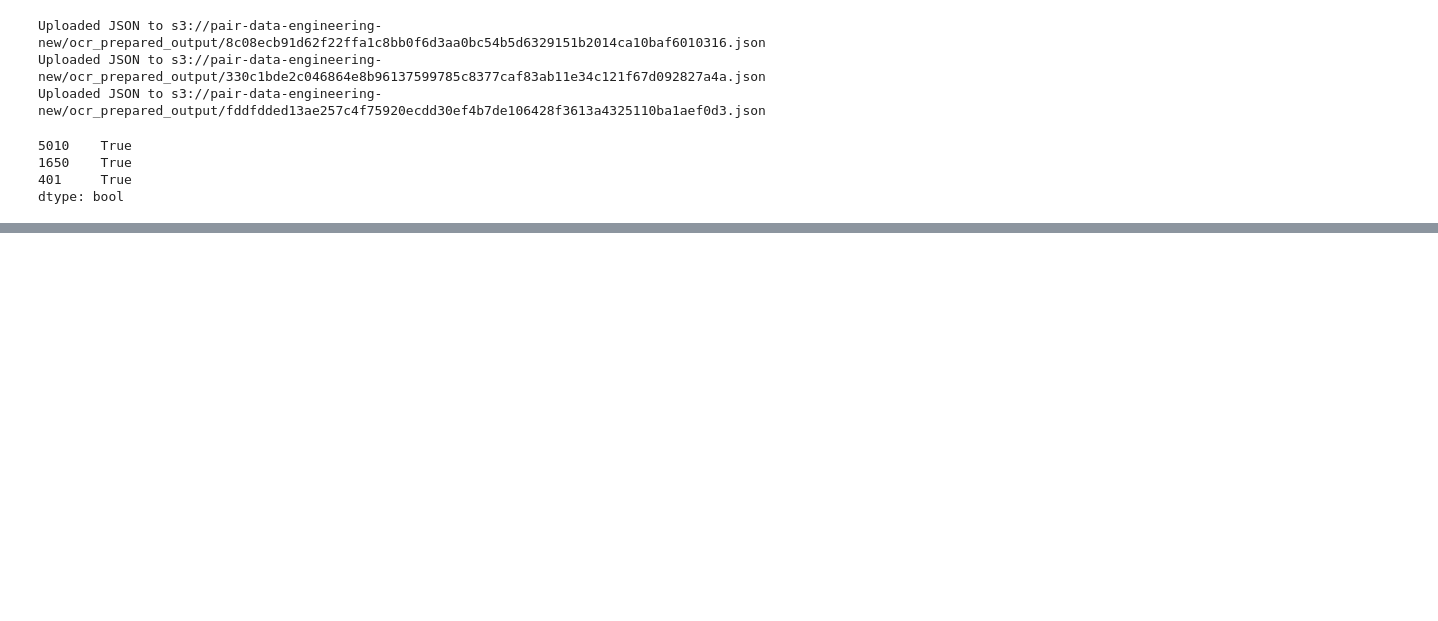
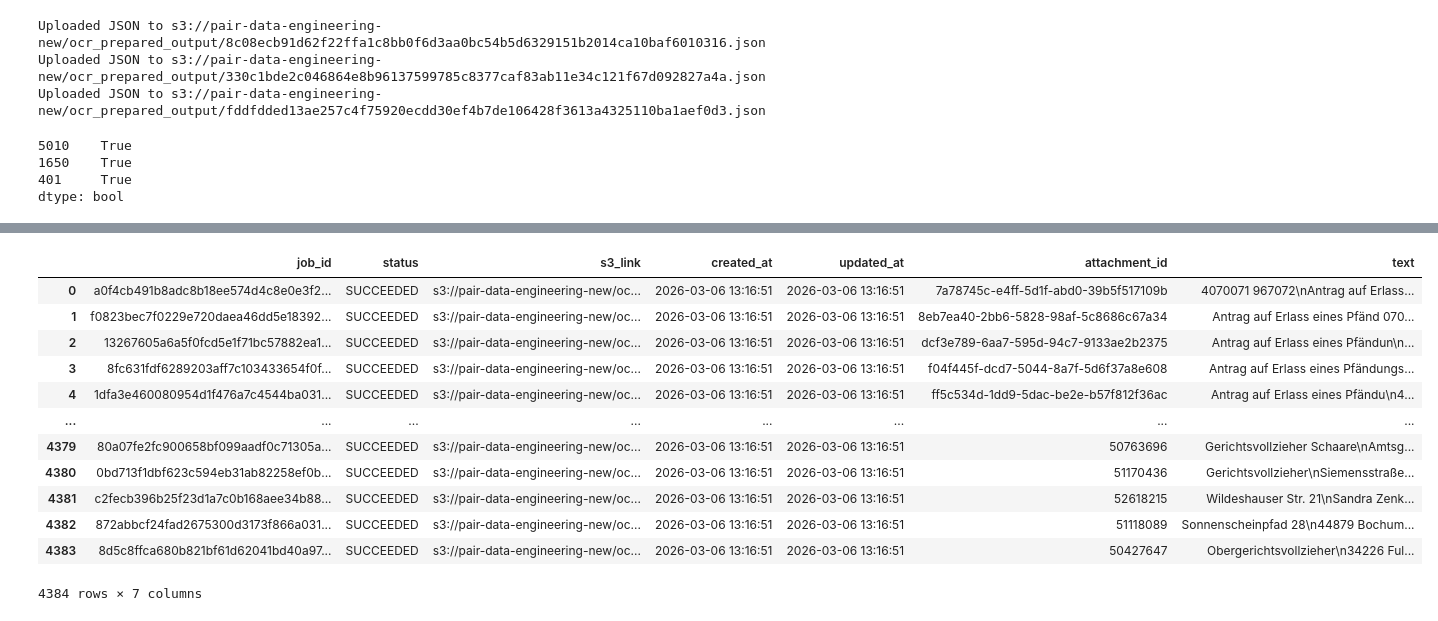
Before and after one commit to pair-finance/aftercourt_automation, a Jupyter notebook: src/data_handling/bring_raw_data_labels_to_prod_tables.ipynb, the cells around one changed output, grey strips where cells are left out. Cells and saved outputs as stored; diff of their text form; code cells hidden in the pictures; blank space fills up the shorter version.

Commit message:
uploading local data set texts as json to appropriate location in textract format

```diff
--- a/src/data_handling/bring_raw_data_labels_to_prod_tables.ipynb
+++ b/src/data_handling/bring_raw_data_labels_to_prod_tables.ipynb
@@ -508,0 +515,3 @@ dtype: bool
+# %%
+data_textract_new = pd.read_csv("/Users/melih.gorgulu/Desktop/send/textract-jobs-fix/textract_jobs_row_to_insert.csv")
+data_textract_new
@@ -508,0 +534,3 @@ dtype: bool
+# %%
+text_data = pd.read_csv("/Users/melih.gorgulu/Desktop/Projects/aftercourt_automation/data/raw/final_raw_data.csv")
+text_data
@@ -508,0 +551,18 @@ dtype: bool
+# %%
+data_textract_new_with_text = data_textract_new.merge(text_data[['attachment_id', 'text']], on='attachment_id', how='inner')
+# %%
+data_textract_new_with_text
+# %% [output]
+|  | job_id | status | s3_link | created_at | updated_at | attachment_id | text |
+| 0 | a0f4cb491b8adc8b18ee574d4c8e0e3f2... | SUCCEEDED | s3://pair-data-engineering-new/oc... | 2026-03-06 13:16:51 | 2026-03-06 13:16:51 | 7a78745c-e4ff-5d1f-abd0-39b5f517109b | 4070071 967072\nAntrag auf Erlass... |
+| 1 | f0823bec7f0229e720daea46dd5e18392... | SUCCEEDED | s3://pair-data-engineering-new/oc... | 2026-03-06 13:16:51 | 2026-03-06 13:16:51 | 8eb7ea40-2bb6-5828-98af-5c8686c67a34 | Antrag auf Erlass eines Pfänd 070... |
+| 2 | 13267605a6a5f0fcd5e1f71bc57882ea1... | SUCCEEDED | s3://pair-data-engineering-new/oc... | 2026-03-06 13:16:51 | 2026-03-06 13:16:51 | dcf3e789-6aa7-595d-94c7-9133ae2b2375 | Antrag auf Erlass eines Pfändun\n... |
+| 3 | 8fc631fdf6289203aff7c103433654f0f... | SUCCEEDED | s3://pair-data-engineering-new/oc... | 2026-03-06 13:16:51 | 2026-03-06 13:16:51 | f04f445f-dcd7-5044-8a7f-5d6f37a8e608 | Antrag auf Erlass eines Pfändungs... |
+| 4 | 1dfa3e460080954d1f476a7c4544ba031... | SUCCEEDED | s3://pair-data-engineering-new/oc... | 2026-03-06 13:16:51 | 2026-03-06 13:16:51 | ff5c534d-1dd9-5dac-be2e-b57f812f36ac | Antrag auf Erlass eines Pfändu\n4... |
+| ... | ... | ... | ... | ... | ... | ... | ... |
+| 4379 | 80a07fe2fc900658bf099aadf0c71305a... | SUCCEEDED | s3://pair-data-engineering-new/oc... | 2026-03-06 13:16:51 | 2026-03-06 13:16:51 | 50763696 | Gerichtsvollzieher Schaare\nAmtsg... |
+| 4380 | 0bd713f1dbf623c594eb31ab82258ef0b... | SUCCEEDED | s3://pair-data-engineering-new/oc... | 2026-03-06 13:16:51 | 2026-03-06 13:16:51 | 51170436 | Gerichtsvollzieher\nSiemensstraße... |
+| 4381 | c2fecb396b25f23d1a7c0b168aee34b88... | SUCCEEDED | s3://pair-data-engineering-new/oc... | 2026-03-06 13:16:51 | 2026-03-06 13:16:51 | 52618215 | Wildeshauser Str. 21\nSandra Zenk... |
+| 4382 | 872abbcf24fad2675300d3173f866a031... | SUCCEEDED | s3://pair-data-engineering-new/oc... | 2026-03-06 13:16:51 | 2026-03-06 13:16:51 | 51118089 | Sonnenscheinpfad 28\n44879 Bochum... |
+| 4383 | 8d5c8ffca680b821bf61d62041bd40a97... | SUCCEEDED | s3://pair-data-engineering-new/oc... | 2026-03-06 13:16:51 | 2026-03-06 13:16:51 | 50427647 | Obergerichtsvollzieher\n34226 Ful... |
+4384 rows × 7 columns
```
Also changed, not shown: parts of 10 cells of this notebook.
